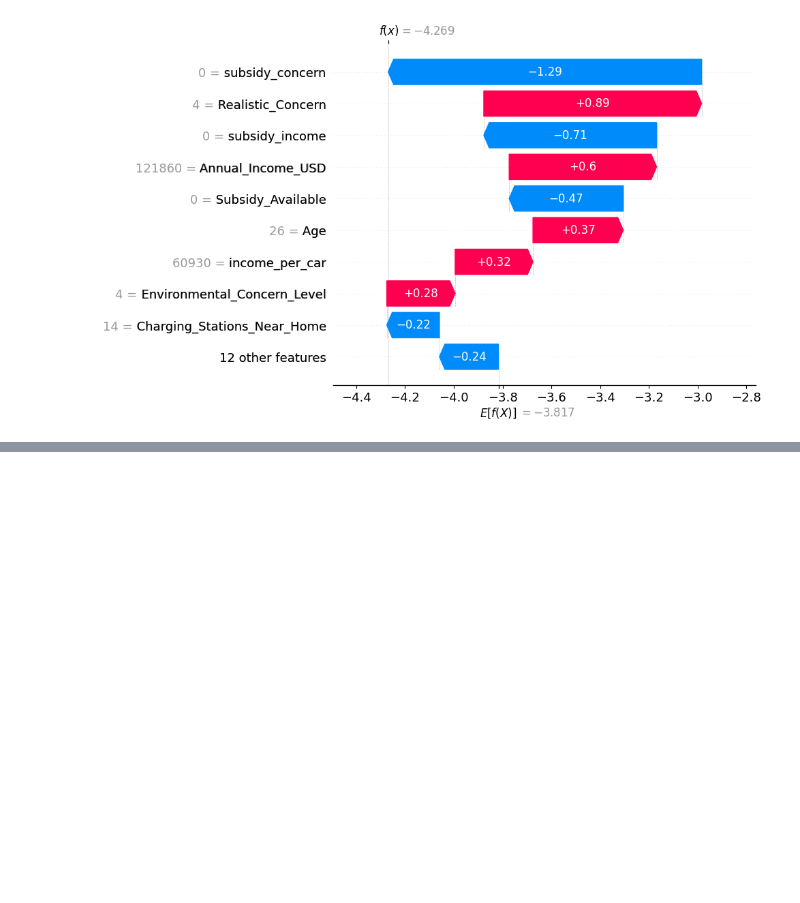
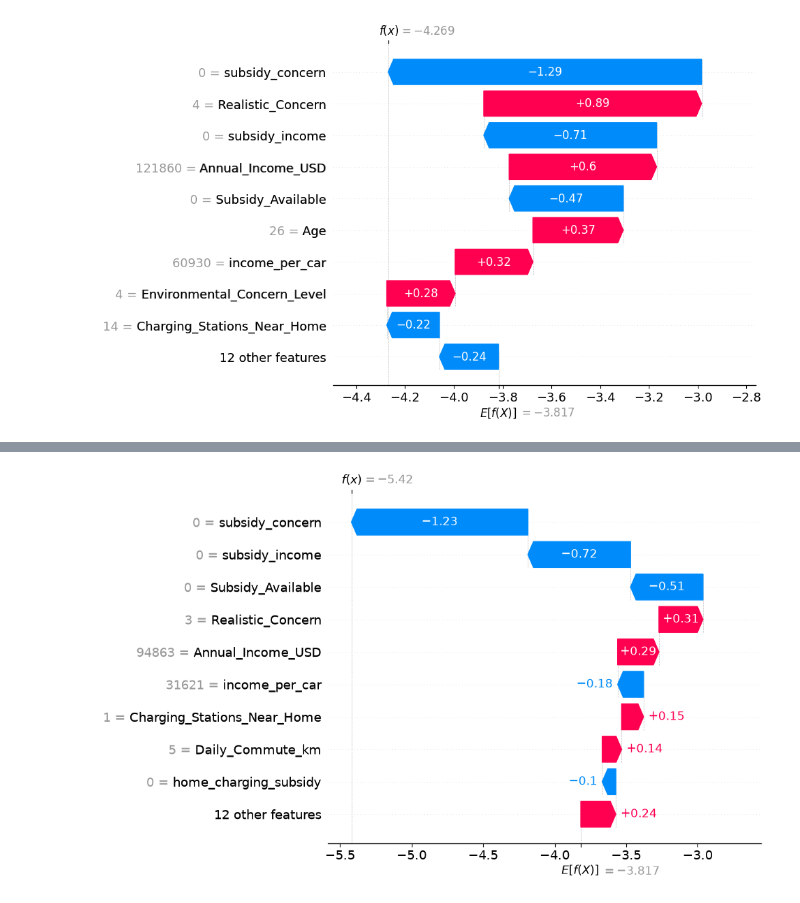
Before and after one commit to gavrilovAlikhan/EV-Purchases, a Jupyter notebook: notebooks/training_refactored.ipynb, the cells around one changed output, grey strips where cells are left out. Saved outputs shown, nothing was run; the diff lists cells and outputs as text; code cells hidden in the pictures; blank space fills up the shorter version.

Commit message:
practice prototype shap for inference

```diff
--- a/notebooks/training_refactored.ipynb
+++ b/notebooks/training_refactored.ipynb
@@ -384,0 +394,11 @@ shap.plots.waterfall(sv[0])
+# %%
+train_df, test_df, df = load_data(ENVIRONMENT)
+df = feature_engineering(df)
+_, _, X = data_splitter(df)
+X = X.drop(columns = 'id')
+# %%
+for col, dt in dtypes.items():
+    X[col] =  X[col].astype(dt)
+X = X[features]
+# %%
+explainer = shap.TreeExplainer(model)
@@ -384,0 +415,6 @@ shap.plots.waterfall(sv[0])
+# %%
+sv = explainer(X.iloc[[5]])
+# %%
+shap.plots.waterfall(sv[0])
+# %% [output]
+[figure, added]
```
Also changed, not shown: parts of 13 cells of this notebook.
